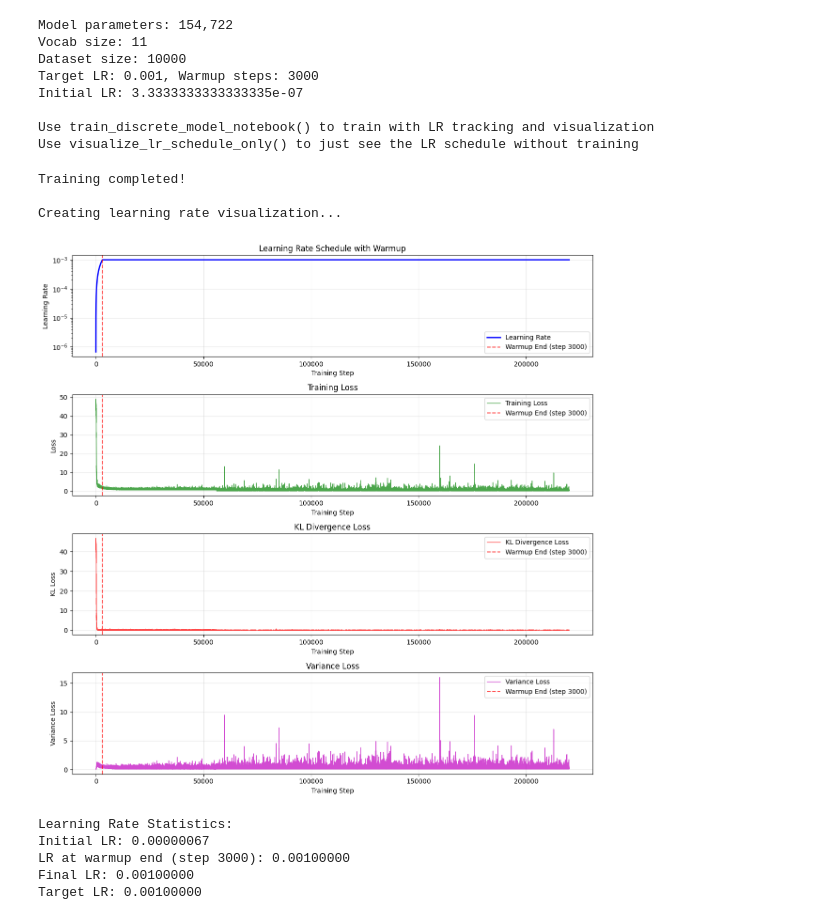
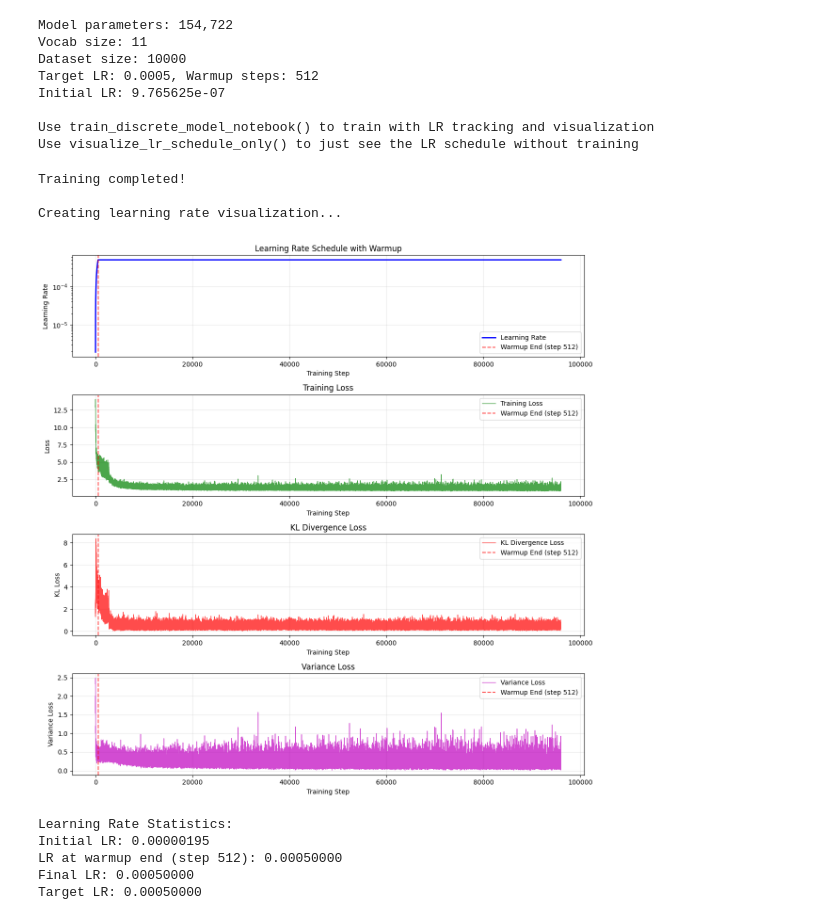
Before and after one commit to johng149/BayesianFlowNet, a Jupyter notebook: exp/learned_beta_v2.ipynb, the cells around one changed output. Drawn from its saved outputs; the diff is of its cells as text; code cells hidden in the pictures.

Commit message:
Seems learning schedule needs 3x the number of epochs

```diff
--- a/exp/learned_beta_v2.ipynb
+++ b/exp/learned_beta_v2.ipynb
@@ -176,7 +176,7 @@ class IntegrandNN_PE(nn.Module):
         """
         Args:
             t (Tensor): The integration variable, shape (batch_size, 1).
-            h (Tensor): The conditioning variables, shape (batch_size, in_d - 1).
+            h (Tensor): The conditioning variables, shape (batch_size, 1).
         """
         # 1. Encode the time variable
         t_encoded = self.pos_encoder(t)
@@ -781,17 +781,17 @@ class DiscreteModel(nn.Module):
         for i, l in enumerate(self.layers):
             x = l.forward(x)
         return F.relu(x @ self.classifier), alpha
+# %%
+# Training setup
+tokenized_length = 32
+length = tokenized_length * 2
+device = "cuda" if torch.cuda.is_available() else "cpu"
+folds = 8
+batch_size = 32
+actual_batch_size = batch_size // folds
+regularization_strength = 1.0
+beta_drift_regularization_strength = 0.3
 # %%
-# Training setup
-tokenized_length = 32
-length = tokenized_length * 2
-device = "cuda" if torch.cuda.is_available() else "cpu"
-folds = 8
-batch_size = 32
-actual_batch_size = batch_size // folds
-regularization_strength = 1.0
-beta_drift_regularization_strength = 1.0
-
 # we set the drift metric to KL divergence
 # the target is not in log space, so set log_target=False. This is fine
 # because the target is the ground truth one-hot encoding, which won't
@@ -822,8 +822,8 @@ model = DiscreteModel(
 model = model.to(device)
 
 # Initialize optimizer with warmup scheduler
-target_lr = 1e-3
-warmup_steps = 3000
+target_lr = 5e-4
+warmup_steps = 512
 optimizer = torch.optim.Adam(model.parameters(), lr=target_lr)  # Start with target lr
 
 # according to https://arxiv.org/pdf/2407.20294
@@ -987,6 +987,8 @@ def train_discrete_model_notebook(num_epochs, n_plot, plot_dir, start_epoch=0):
                     regularization_strength=None
                 )
                 sampled_losses.append(sample_loss.cpu().item())
+            sampled_losses = np.array(sampled_losses)
+            sampled_losses = sampled_losses / sampled_losses.max()
 
             fig_loss, ax_loss = plt.subplots(figsize=(10, 6))
             ax_loss.plot(sampled_t.cpu().detach().numpy(), sampled_losses, marker='o', linestyle='-')
@@ -1079,24 +1081,24 @@ print("Use visualize_lr_schedule_only() to just see the LR schedule without trai
 Model parameters: 154,722
 Vocab size: 11
 Dataset size: 10000
-Target LR: 0.001, Warmup steps: 3000
-Initial LR: 3.3333333333333335e-07
+Target LR: 0.0005, Warmup steps: 512
+Initial LR: 9.765625e-07
 
 Use train_discrete_model_notebook() to train with LR tracking and visualization
 Use visualize_lr_schedule_only() to just see the LR schedule without training
 # %%
 # Start training
-train_discrete_model_notebook(num_epochs=220_000, n_plot=2500, plot_dir="/home/john/Downloads/plots", start_epoch=0)
+train_discrete_model_notebook(num_epochs=32_000 * 2, n_plot=2500, plot_dir="C:\\Users\\John\\Downloads\\plots", start_epoch=32_000)
 # %% [output]
 Training completed!
 
 Creating learning rate visualization...
-[figure, old version]
+[figure, new version]
 Learning Rate Statistics:
-Initial LR: 0.00000067
-LR at warmup end (step 3000): 0.00100000
-Final LR: 0.00100000
-Target LR: 0.00100000
+Initial LR: 0.00000195
+LR at warmup end (step 512): 0.00050000
+Final LR: 0.00050000
+Target LR: 0.00050000
 # %%
 beta_scheduler = model.learnable_beta
 t_coords, beta_coords = beta_scheduler.visualize(K=tokenizer.vocab_size(), points=150, device=device)
```
Also changed, not shown: parts of 5 cells of this notebook, 2 other files.
